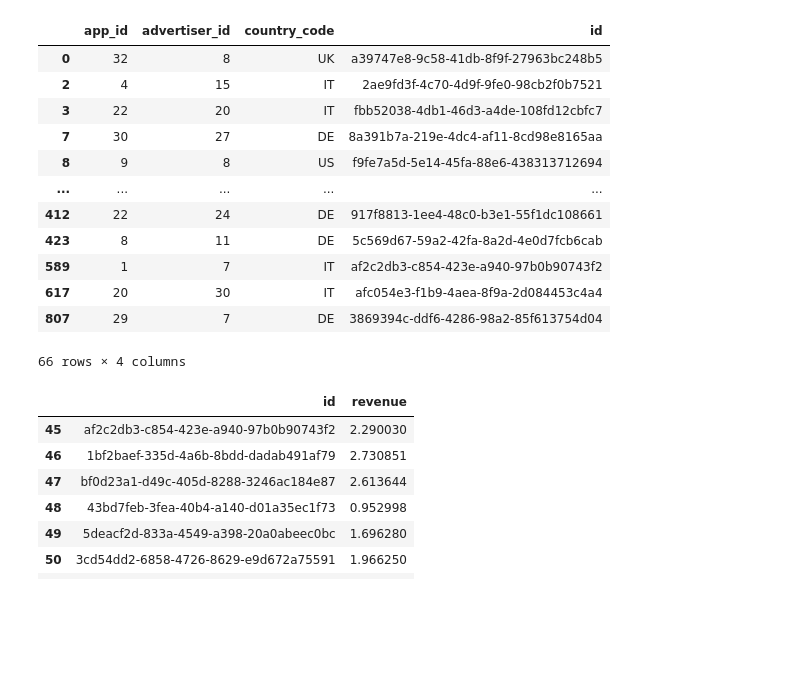
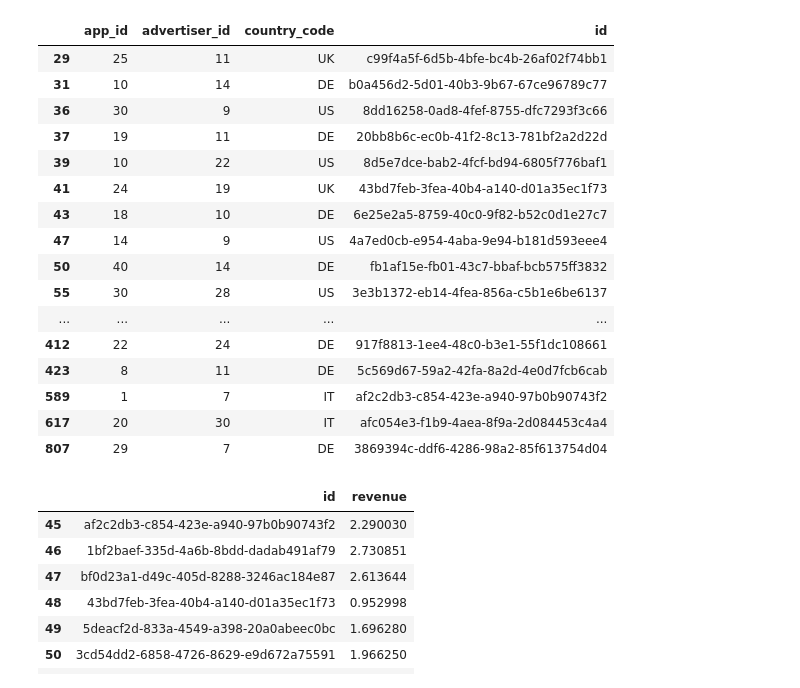
Before and after one commit to eyamini/Verve-Top-Advertisers, a Jupyter notebook: Merged.ipynb, the cells around one changed output. Saved outputs shown, nothing was run; the diff lists cells and outputs as text; code cells hidden in the pictures; blank space fills up the shorter version.

```diff
--- a/Merged.ipynb
+++ b/Merged.ipynb
@@ -5,28 +5,32 @@ import scipy.stats as stats
 # %%
 impressions_path= "impressions.json"
 impressions= pd.read_json(impressions_path)
 
 impressions.drop_duplicates(inplace=True)
 nan_value = float("NaN")
 impressions.replace("", nan_value, inplace=True)
 impressions.dropna(subset = ["country_code"], inplace=True)
 impressions = impressions[impressions["country_code" and "id"].str.contains("None" or "NaN")==False]
 impressions = impressions.astype({"app_id": int, "advertiser_id": int, "country_code": str, "id": str})
-impressions
+impressions.tail(50)
 # %% [output]
 |  | app_id | advertiser_id | country_code | id |
-| 0 | 32 | 8 | UK | a39747e8-9c58-41db-8f9f-27963bc248b5 |
-| 2 | 4 | 15 | IT | 2ae9fd3f-4c70-4d9f-9fe0-98cb2f0b7521 |
-| 3 | 22 | 20 | IT | fbb52038-4db1-46d3-a4de-108fd12cbfc7 |
-| 7 | 30 | 27 | DE | 8a391b7a-219e-4dc4-af11-8cd98e8165aa |
-| 8 | 9 | 8 | US | f9fe7a5d-5e14-45fa-88e6-438313712694 |
+| 29 | 25 | 11 | UK | c99f4a5f-6d5b-4bfe-bc4b-26af02f74bb1 |
+| 31 | 10 | 14 | DE | b0a456d2-5d01-40b3-9b67-67ce96789c77 |
+| 36 | 30 | 9 | US | 8dd16258-0ad8-4fef-8755-dfc7293f3c66 |
+| 37 | 19 | 11 | DE | 20bb8b6c-ec0b-41f2-8c13-781bf2a2d22d |
+| 39 | 10 | 22 | US | 8d5e7dce-bab2-4fcf-bd94-6805f776baf1 |
+| 41 | 24 | 19 | UK | 43bd7feb-3fea-40b4-a140-d01a35ec1f73 |
+| 43 | 18 | 10 | DE | 6e25e2a5-8759-40c0-9f82-b52c0d1e27c7 |
+| 47 | 14 | 9 | US | 4a7ed0cb-e954-4aba-9e94-b181d593eee4 |
+| 50 | 40 | 14 | DE | fb1af15e-fb01-43c7-bbaf-bcb575ff3832 |
+| 55 | 30 | 28 | US | 3e3b1372-eb14-4fea-856a-c5b1e6be6137 |
 | ... | ... | ... | ... | ... |
 | 412 | 22 | 24 | DE | 917f8813-1ee4-48c0-b3e1-55f1dc108661 |
 | 423 | 8 | 11 | DE | 5c569d67-59a2-42fa-8a2d-4e0d7fcb6cab |
 | 589 | 1 | 7 | IT | af2c2db3-c854-423e-a940-97b0b90743f2 |
 | 617 | 20 | 30 | IT | afc054e3-f1b9-4aea-8f9a-2d084453c4a4 |
 | 807 | 29 | 7 | DE | 3869394c-ddf6-4286-98a2-85f613754d04 |
-66 rows × 4 columns
 # %%
 clicks_path= "clicks.json"
 clicks= pd.read_json(clicks_path)
```
Also changed, not shown: parts of 7 cells of this notebook, 1 other file.
